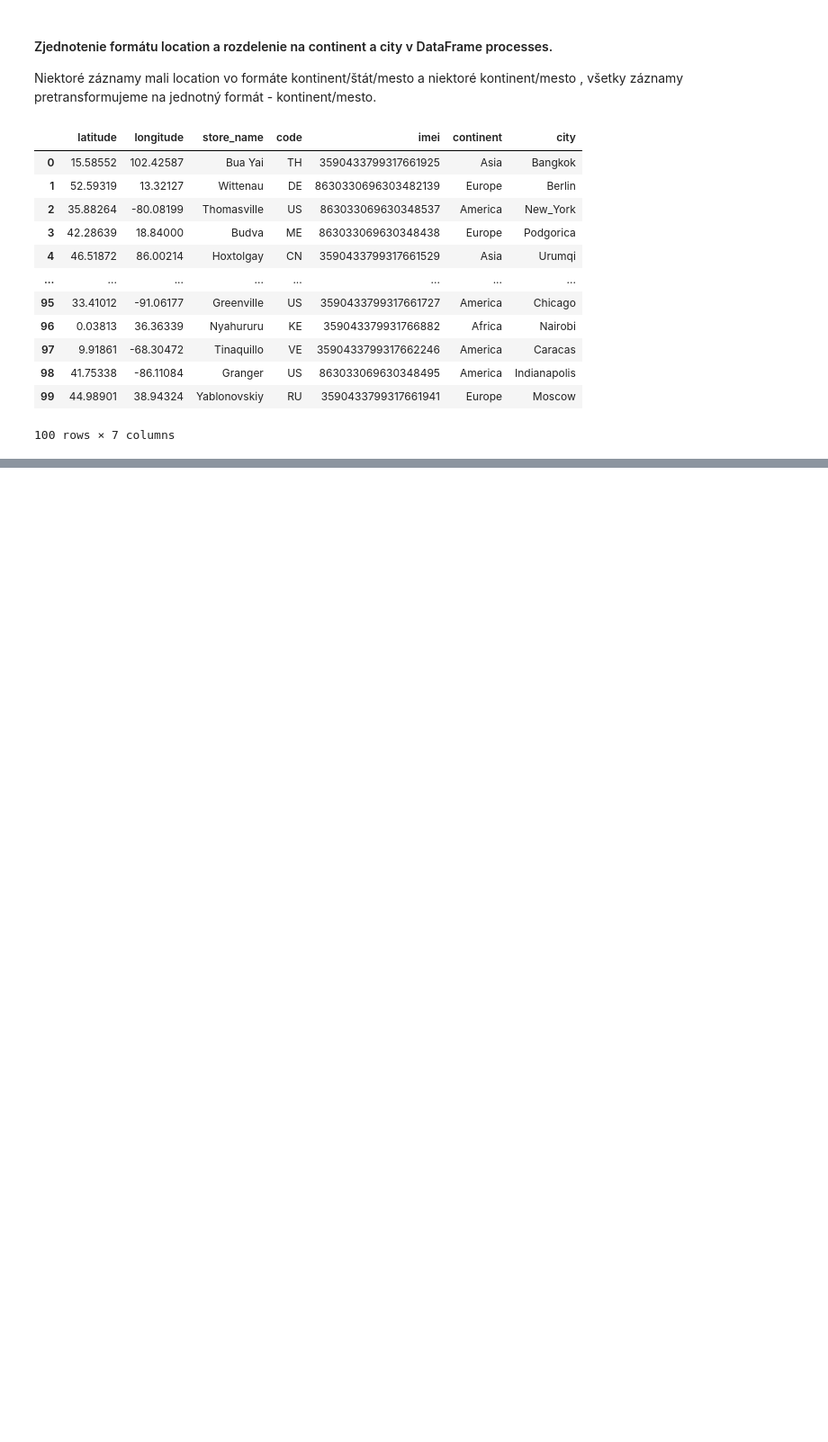
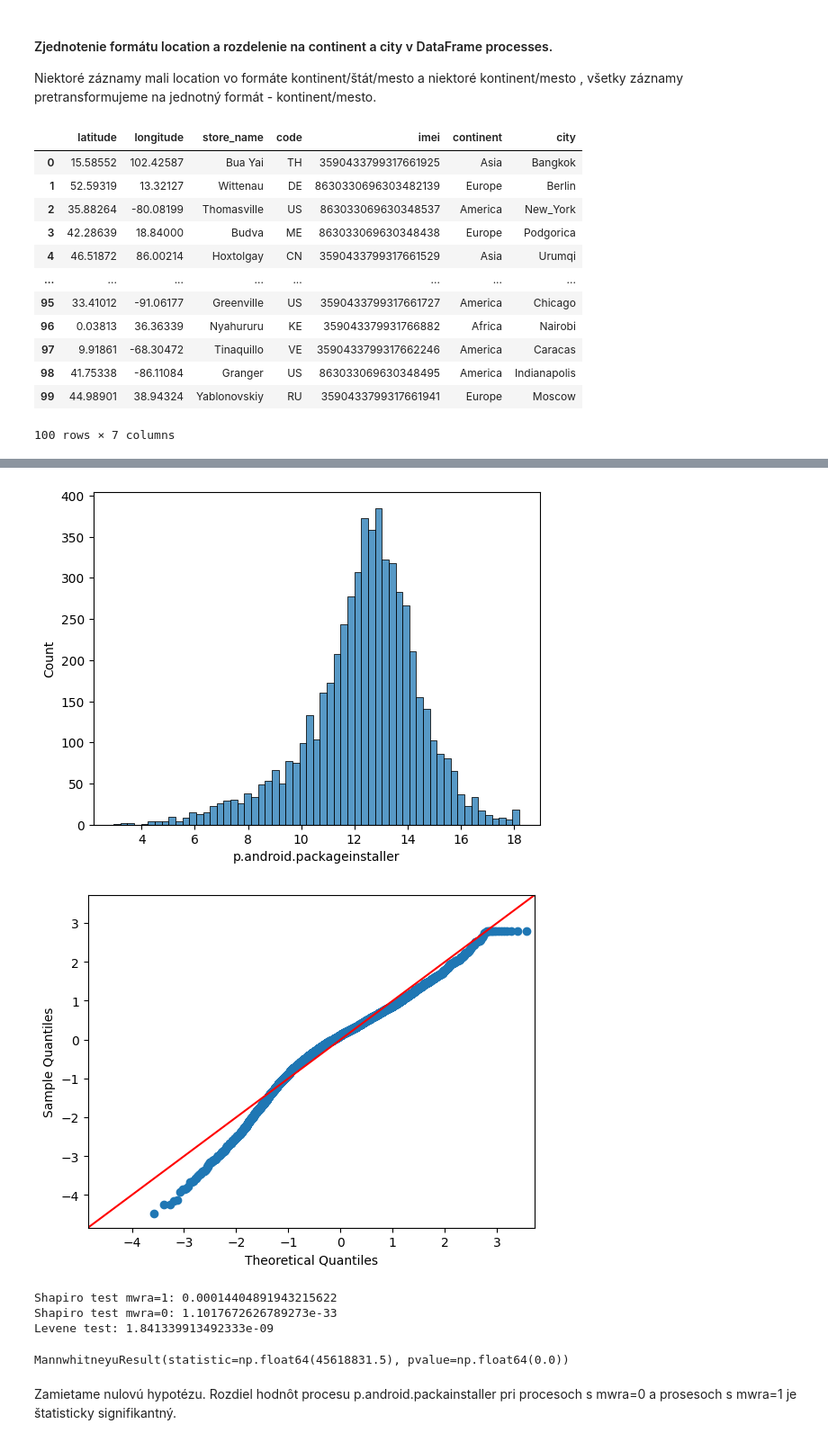
Before and after one commit to LeonRado1/IAU-zadanie, a Jupyter notebook: exploratory_analysis.ipynb, the cells around one changed output, grey strips where cells are left out. Shown at 90% size. Drawn from its saved outputs; the diff is of its cells as text; code cells hidden in the pictures; blank space fills up the shorter version.

```diff
--- a/exploratory_analysis.ipynb
+++ b/exploratory_analysis.ipynb
@@ -743,0 +761,3 @@ devices.head(100)
+# %%
+p_pckg_instller_mwra_0 = processes.loc[processes.mwra == 0, 'p.android.packageinstaller']
+p_pckg_instller_mwra_0.describe()
@@ -743,0 +785,28 @@ devices.head(100)
+# %%
+sns.histplot(p_pckg_instller_mwra_0)
+_ = sm.ProbPlot(p_pckg_instller_mwra_0, fit=True).qqplot(line='45')
+# %% [output]
+[figure, added]
+[figure, added]
+# %%
+warnings.filterwarnings("ignore", category=UserWarning)
+
+p_pckg_instller_mwra_1_shapiro = stats.shapiro(p_pckg_instller_mwra_1)
+print('Shapiro test mwra=1:', p_pckg_instller_mwra_1_shapiro.pvalue)
+
+p_pckg_instller_mwra_0_shapiro = stats.shapiro(p_pckg_instller_mwra_0)
+print('Shapiro test mwra=0:', p_pckg_instller_mwra_0_shapiro.pvalue)
+
+warnings.resetwarnings()
+
+print('Levene test:', stats.levene(p_pckg_instller_mwra_0, p_pckg_instller_mwra_1).pvalue)
+# %% [output]
+Shapiro test mwra=1: 0.00014404891943215622
+Shapiro test mwra=0: 1.1017672626789273e-33
+Levene test: 1.841339913492333e-09
+# %%
+stats.mannwhitneyu(p_pckg_instller_mwra_0, p_pckg_instller_mwra_1)
+# %% [output]
+MannwhitneyuResult(statistic=np.float64(45618831.5), pvalue=np.float64(0.0))
+# %% [markdown]
+Zamietame nulovú hypotézu. Rozdiel hodnôt procesu p.android.packainstaller pri procesoch s mwra=0 a prosesoch s mwra=1 je štatisticky signifikantný.
```
Also changed, not shown: parts of 8 cells of this notebook.
